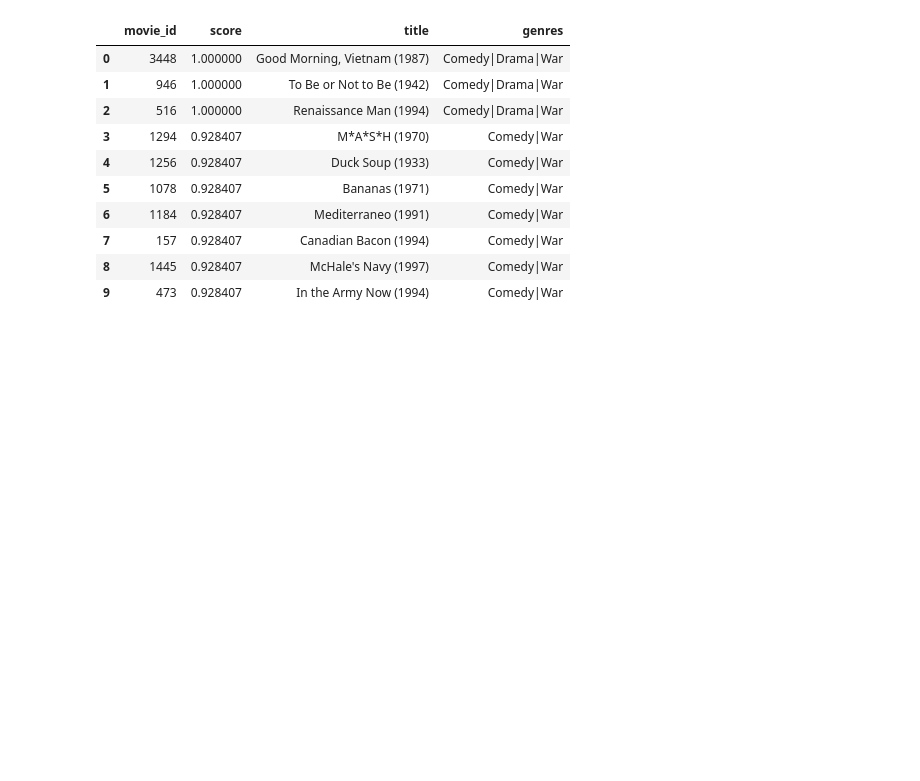
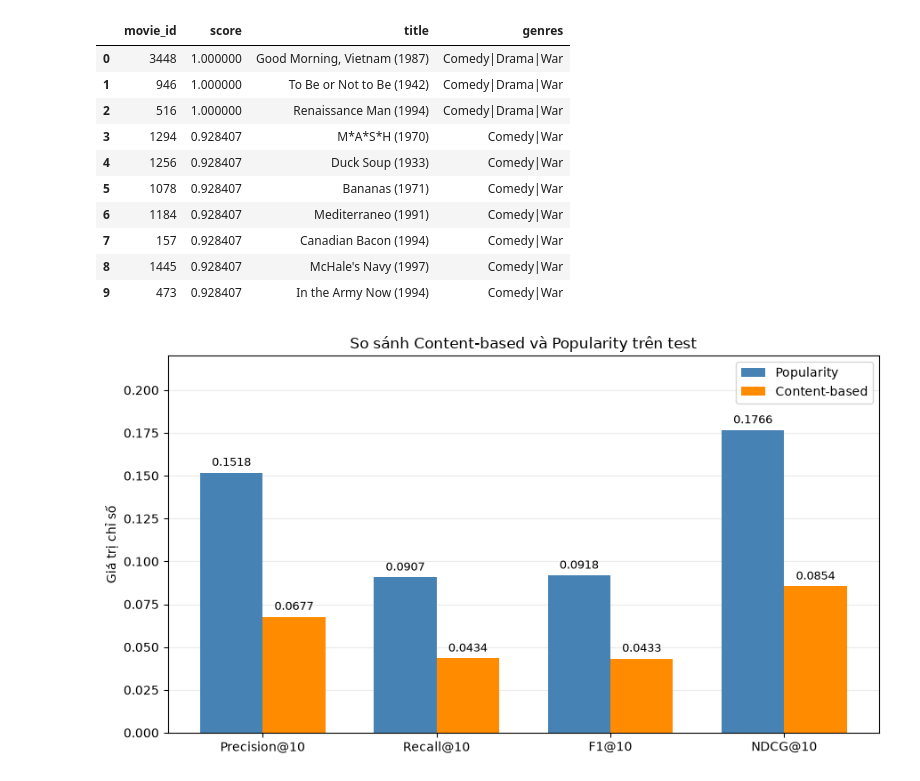
Before and after one commit to nguyentrang05/Movie_Recommendation_System, a Jupyter notebook: notebooks/05_content_based.ipynb, the cells around one changed output. Drawn from its saved outputs; the diff is of its cells as text; code cells hidden in the pictures; blank space fills up the shorter version.

```diff
--- a/notebooks/05_content_based.ipynb
+++ b/notebooks/05_content_based.ipynb
@@ -85,3 +85,43 @@ Phim có thể loại tương tự:
 | 7 | 157 | 0.928407 | Canadian Bacon (1994) | Comedy|War |
 | 8 | 1445 | 0.928407 | McHale's Navy (1997) | Comedy|War |
 | 9 | 473 | 0.928407 | In the Army Now (1994) | Comedy|War |
+# %%
+import matplotlib.pyplot as plt
+import numpy as np
+
+metrics = ["Precision@10", "Recall@10", "F1@10", "NDCG@10"]
+comparison = results.set_index("model")
+x = np.arange(len(metrics))
+width = 0.36
+
+fig, ax = plt.subplots(figsize=(9, 5))
+
+for offset, name, label, color in [
+    (-width / 2, "Popularity", "Popularity", "steelblue"),
+    (width / 2, "Content-based Genres", "Content-based", "darkorange")
+]:
+    values = comparison.loc[name, metrics].to_numpy(dtype=float)
+    bars = ax.bar(x + offset, values, width, label=label, color=color)
+
+    for bar, value in zip(bars, values):
+        ax.text(
+            bar.get_x() + bar.get_width() / 2,
+            value + 0.004,
+            f"{value:.4f}",
+            ha="center",
+            fontsize=9
+        )
+
+ax.set_xticks(x)
+ax.set_xticklabels(metrics)
+ax.set_ylim(0, 0.22)
+ax.set_ylabel("Giá trị chỉ số")
+ax.set_title("So sánh Content-based và Popularity trên test")
+ax.legend()
+ax.grid(axis="y", alpha=0.25)
+ax.set_axisbelow(True)
+
+plt.tight_layout()
+plt.show()
+# %% [output]
+[figure, added]
```
Also changed, not shown: 2 other files.
